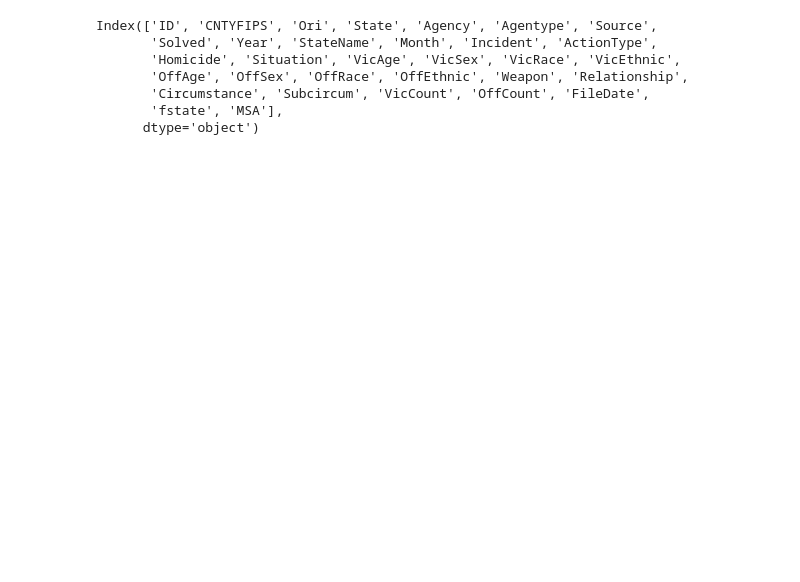
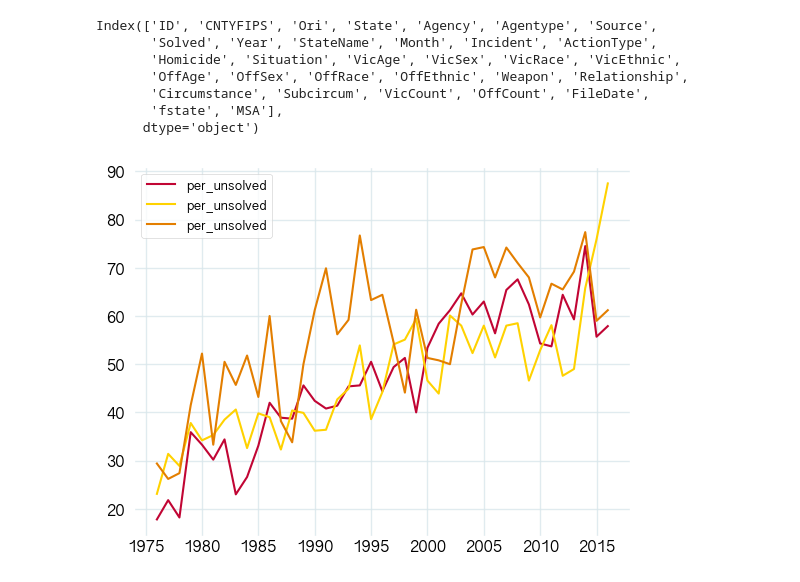
Before and after one commit to mattrehbein/data_studio, a Jupyter notebook: code/06-project/atl crime.ipynb, the cells around one changed output. Saved outputs shown, nothing was run; the diff lists cells and outputs as text; code cells hidden in the pictures; blank space fills up the shorter version.

```diff
--- a/code/06-project/atl crime.ipynb
+++ b/code/06-project/atl crime.ipynb
@@ -325,3 +340,24 @@ Index(['ID', 'CNTYFIPS', 'Ori', 'State', 'Agency', 'Agentype', 'Source',
        'Circumstance', 'Subcircum', 'VicCount', 'OffCount', 'FileDate',
        'fstate', 'MSA'],
       dtype='object')
+# %%
+fig, ax = plt.subplots()
+
+atl_solved.plot(kind='line', x='Year', y='per_unsolved', ax=ax)
+bmo_solved.plot(kind='line', x='Year', y='per_unsolved', ax=ax)
+bos_solved.plot(kind='line', x='Year', y='per_unsolved', ax=ax)
+
+# ax.legend_.remove()
+
+# ax.grid(False, axis='y')
+ax.yaxis.label.set_visible(False)
+ax.xaxis.label.set_visible(False)
+ax.tick_params(which='major', left=False, bottom=False, grid_alpha=0.8)
+
+# ax.set_xlim(0, 30)
+
+plt.savefig("unsolved_homicides_compare.pdf")
+
+plt.show()
+# %% [output]
+[figure, added]
```
Also changed, not shown: parts of 21 cells of this notebook, 4 other files.
